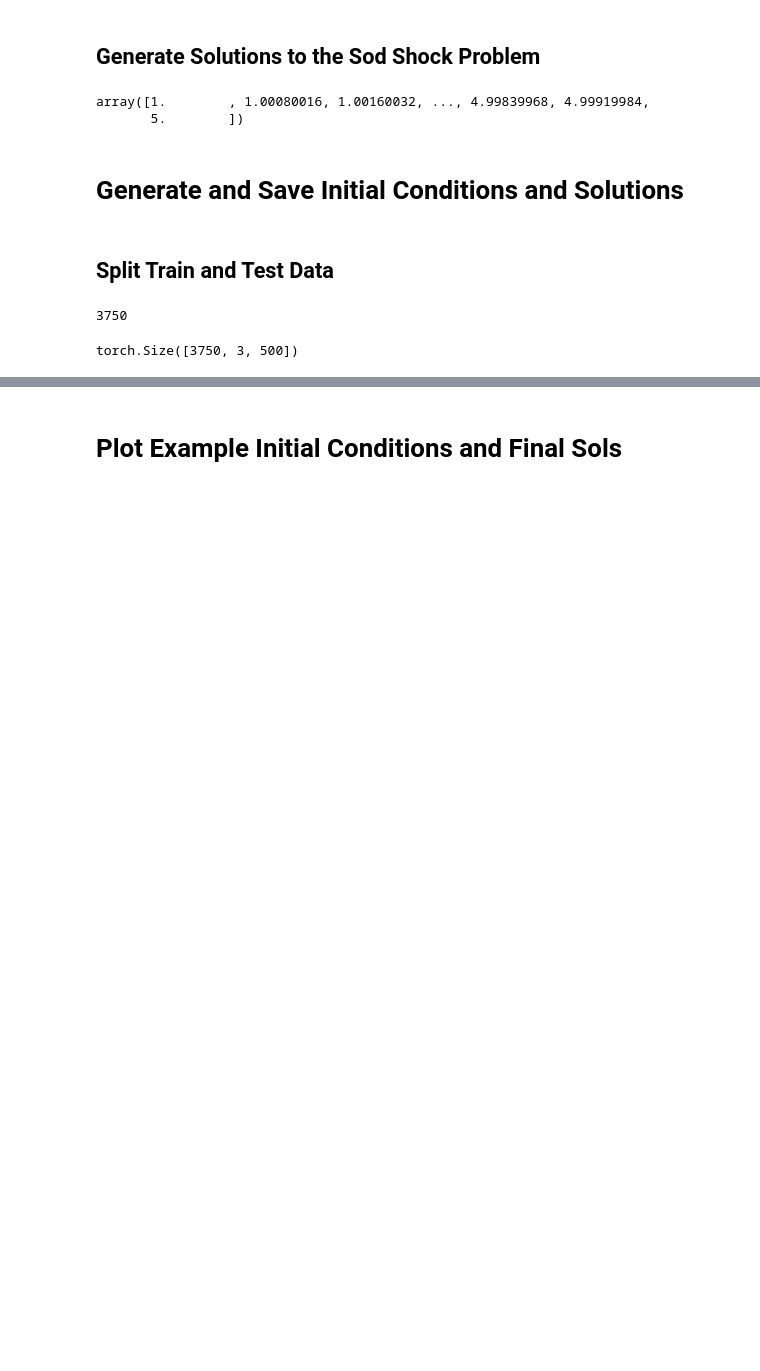
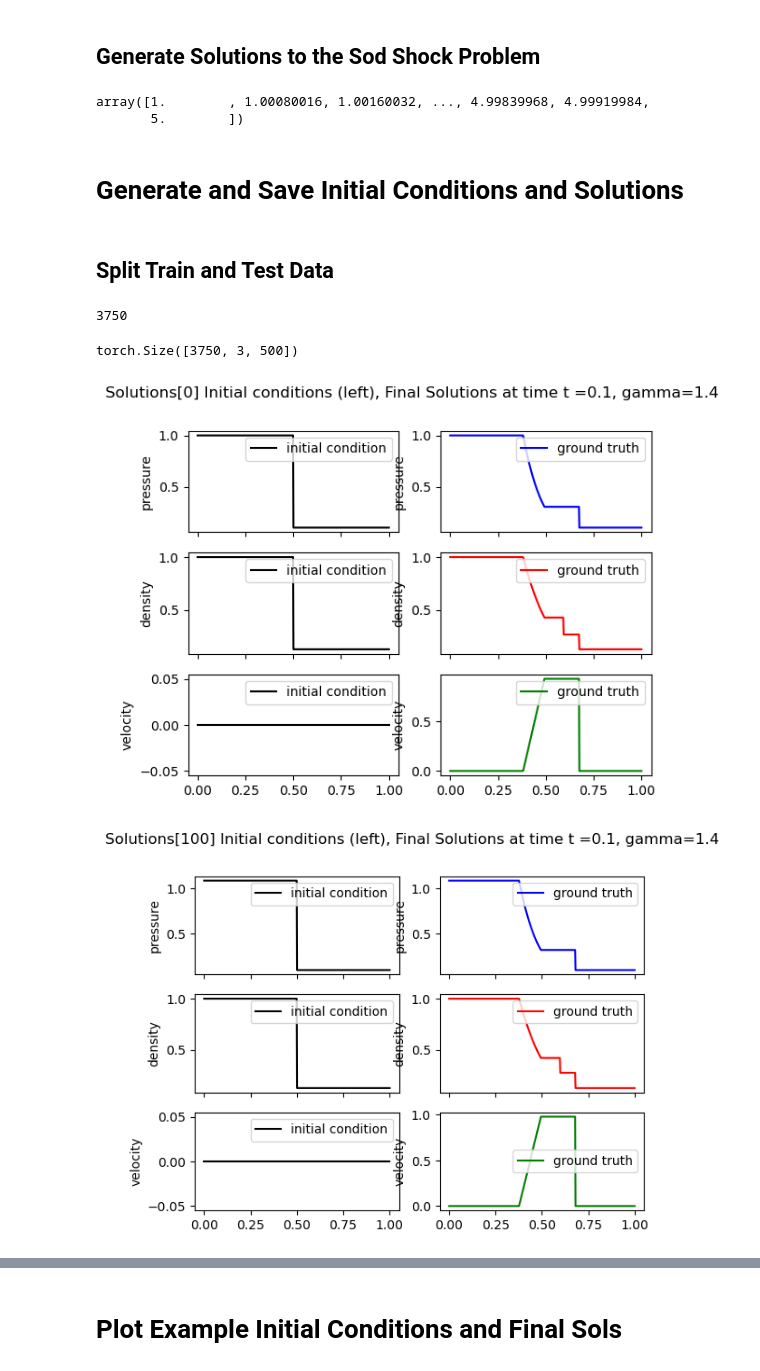
Before and after one commit to wang-roy/ENM_5320_Final_Project, a Jupyter notebook: generate_sodshock_sols.ipynb, the cells around one changed output, grey strips where cells are left out. Drawn from its saved outputs; the diff is of its cells as text; code cells hidden in the pictures; blank space fills up the shorter version.

```diff
--- a/generate_sodshock_sols.ipynb
+++ b/generate_sodshock_sols.ipynb
@@ -109,14 +109,16 @@ with open(data_path + "{0}_sod_shock_dataset.pkl".format(n_sols), "rb") as f:
 #init_conditions
 #final_sol
 # %%
+import random
 # 75 - 25% Train-Test Split
 # Train on p in [1, 4), Test on p in (4, 5]
 # random split
 
-np.random.shuffle(solutions)
 train_split = int(0.75 *len(solutions))
+shuffled_solutions = random.sample(solutions, len(solutions))
+
 print(train_split)
-train_data = solutions[:train_split]
+train_data = shuffled_solutions[:train_split]
 train_input = []
 train_output = []
 for data in train_data:
@@ -124,8 +126,7 @@ for data in train_data:
     train_input.append(init_conditions)
     train_output.append(final_output)
 
-
-test_data = solutions[train_split:]
+test_data = shuffled_solutions[train_split:]
 test_input = []
 test_output = []
 for data in test_data:
@@ -158,3 +159,48 @@ train_output = torch.as_tensor(train_output)
 train_output.shape
 # %% [output]
 torch.Size([3750, 3, 500])
+# %%
+# visualize solutions
+
+for n in [0, 100, 200, 300, 400, 499]:
+    inputs, outputs, _, _, _ = solutions[n]
+    x, p_init, rho_init, u_init = inputs
+    p_final, rho_final, u_final = outputs
+    # Printing p, rho and u for regions
+
+    # Finally, let's plot the solutions
+    f, axarr = plt.subplots(3, 2, sharex=True)
+
+    #x, p_init, rho_init, u_init = init_conditions
+    #p_final, rho_final, u_final = final_sol
+    axarr[0][0].plot(x, p_init, label="initial condition", linewidth=1.5, color='k')
+    axarr[0][0].set_ylabel('pressure')
+    axarr[0][0].legend()
+
+    axarr[0][1].plot(x, p_final, label="ground truth", linewidth=1.5, color='b')
+    axarr[0][1].set_ylabel('pressure')
+    axarr[0][1].legend()
+    # axarr[0].set_ylim(0, 5.1)
+
+    axarr[1][0].plot(x, rho_init, label="initial condition", linewidth=1.5, color='k')
+    axarr[1][0].set_ylabel('density')
+    axarr[1][0].legend()
+
+    axarr[1][1].plot(x, rho_final, label="ground truth", linewidth=1.5, color='r')
+    axarr[1][1].set_ylabel('density')
+    axarr[1][1].legend()
+    # axarr[1][1].set_ylim(0, 1.1)
+
+    axarr[2][0].plot(x, u_init, label="initial condition", linewidth=1.5, color='k')
+    axarr[2][0].set_ylabel('velocity')
+    axarr[2][0].legend()
+
+    axarr[2][1].plot(x, u_final, label="ground truth", linewidth=1.5, color='g')
+    axarr[2][1].set_ylabel('velocity')
+    axarr[2][1].legend()
+
+    plt.suptitle('Solutions[{2}] Initial conditions (left), Final Solutions at time t ={0}, gamma={1}'.format(0.1, 1.4, n))
+    plt.show()
+# %% [output]
+[figure, added]
+[figure, added]
```
Also changed, not shown: parts of 4 cells of this notebook, 4 other files.
